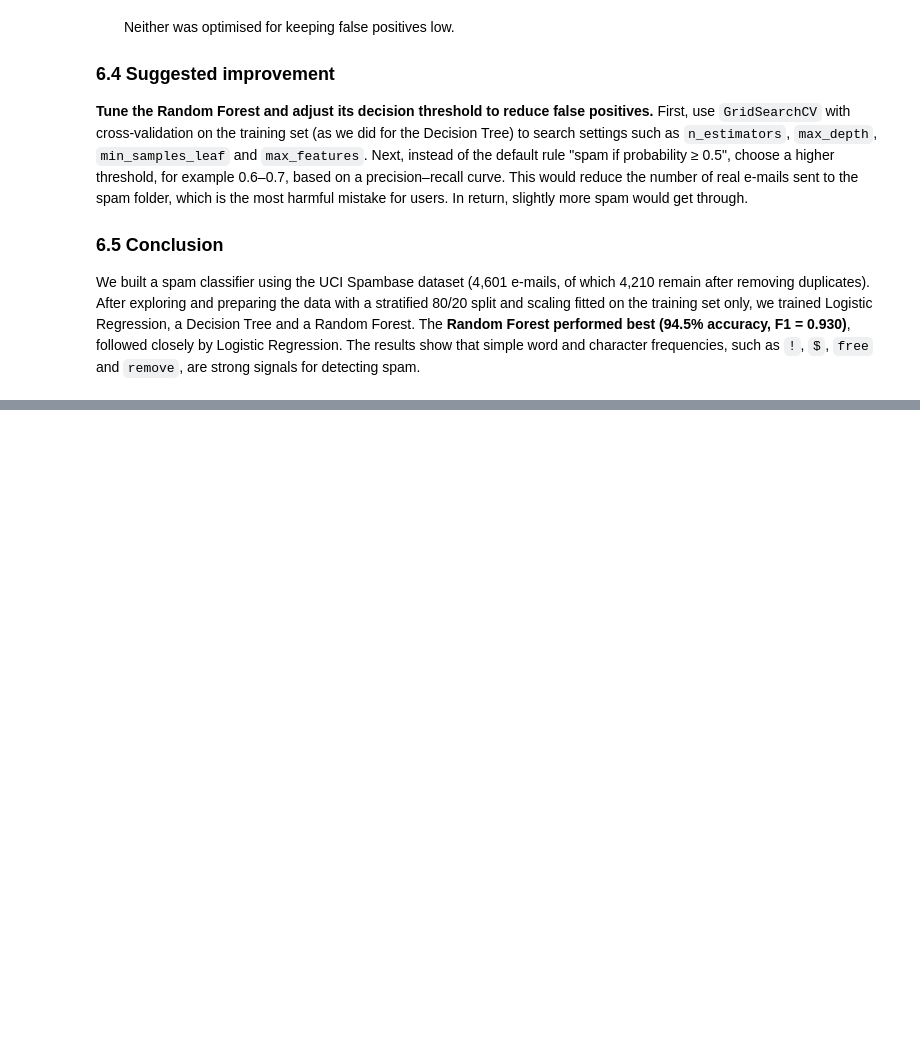
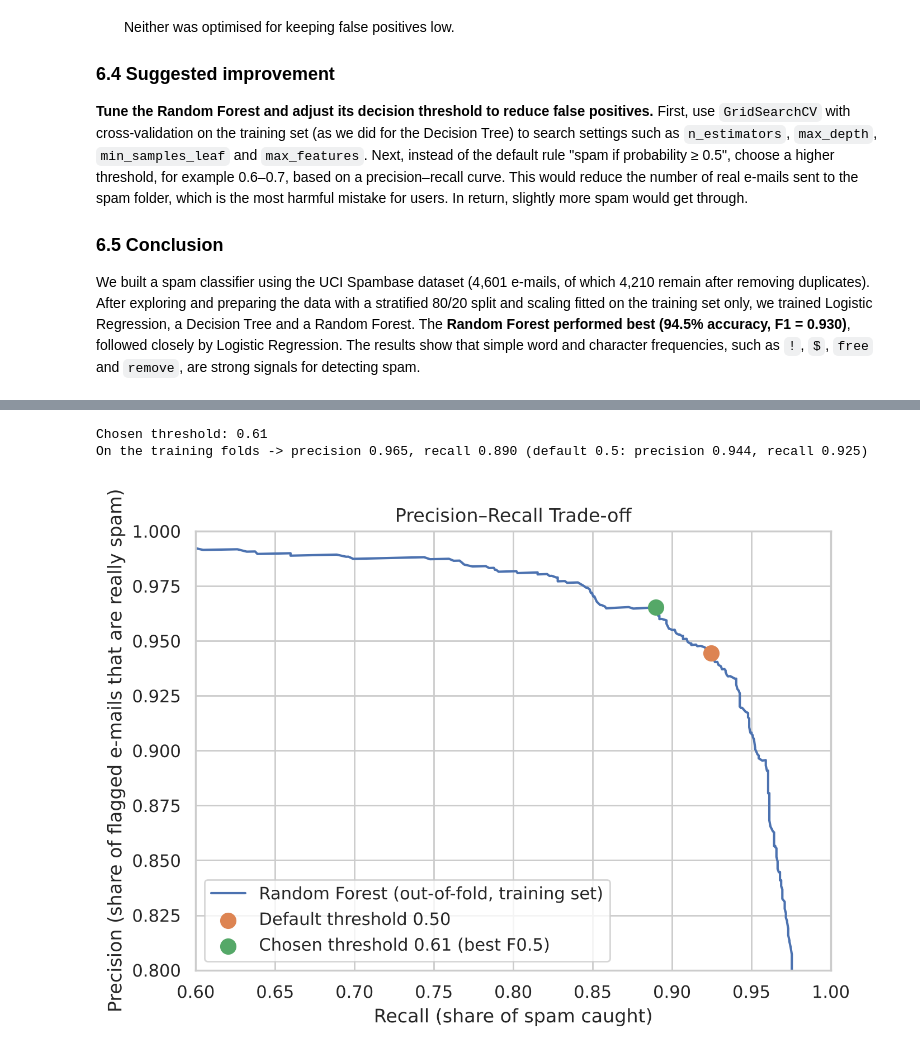
Before and after one commit to nora2164/Machine-Learning-project, a Jupyter notebook: Spambase_Classification.ipynb, the cells around one changed output, grey strips where cells are left out. Saved outputs shown, nothing was run; the diff lists cells and outputs as text; code cells hidden in the pictures; blank space fills up the shorter version.

```diff
--- a/Spambase_Classification.ipynb
+++ b/Spambase_Classification.ipynb
@@ -900,0 +964,50 @@ We built a spam classifier using the UCI Spambase dataset (4,601 e-mails, of whi
+# %%
+from sklearn.model_selection import cross_val_predict
+from sklearn.metrics import precision_recall_curve
+import numpy as np
+
+best_forest = rf_grid.best_estimator_
+
+# Out-of-fold spam probabilities for every training e-mail (column 1 = probability of class 1 = spam)
+oof_proba = cross_val_predict(best_forest, X_train, y_train, cv=cv, method="predict_proba")[:, 1]
+
+# precision and recall for every possible threshold
+precision, recall, thresholds = precision_recall_curve(y_train, oof_proba)
+precision, recall = precision[:-1], recall[:-1]   # the last point has no threshold, so we drop it
+
+# F0.5 = (1 + 0.5²) × P × R / (0.5² × P + R)
+beta = 0.5
+f_half = (1 + beta**2) * precision * recall / (beta**2 * precision + recall + 1e-12)
+
+best_index = np.argmax(f_half)
+# precision_recall_curve counts "probability >= threshold" as spam, but predict() uses "> threshold".
+# Rounding the threshold down to 2 decimals gives the same e-mails with the ">" rule here,
+# because a 300-tree forest only outputs probabilities in steps of 1/300 (0.61 = 183/300, next step 0.6133).
+best_threshold = np.floor(thresholds[best_index] * 100) / 100
+
+# Where is the default 0.5 threshold on the same curve?
+default_index = np.argmin(np.abs(thresholds - 0.5))
+
+print("Chosen threshold: %.2f" % best_threshold)
+print("On the training folds -> precision %.3f, recall %.3f (default 0.5: precision %.3f, recall %.3f)"
+      % (precision[best_index], recall[best_index], precision[default_index], recall[default_index]))
+
+# Plot the precision–recall curve and mark both thresholds
+fig, ax = plt.subplots(figsize=(7, 5))
+ax.plot(recall, precision, color="#4C72B0", label="Random Forest (out-of-fold, training set)")
+ax.scatter(recall[default_index], precision[default_index], s=90, color="#DD8452", zorder=3,
+           label="Default threshold 0.50")
+ax.scatter(recall[best_index], precision[best_index], s=90, color="#55A868", zorder=3,
+           label=f"Chosen threshold {best_threshold:.2f} (best F0.5)")
+ax.set_xlim(0.6, 1.0)
+ax.set_ylim(0.8, 1.0)
+ax.set_xlabel("Recall (share of spam caught)")
+ax.set_ylabel("Precision (share of flagged e-mails that are really spam)")
+ax.set_title("Precision–Recall Trade-off")
+ax.legend(loc="lower left")
+plt.tight_layout()
+plt.show()
+# %% [output]
+Chosen threshold: 0.61
+On the training folds -> precision 0.965, recall 0.890 (default 0.5: precision 0.944, recall 0.925)
+[figure, added]
```
Also changed, not shown: parts of 9 cells of this notebook, 4 other files.
